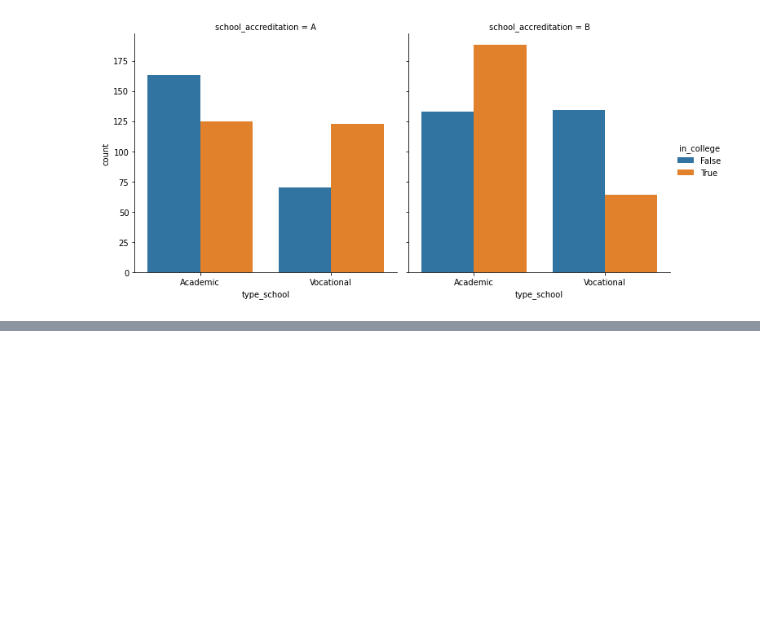
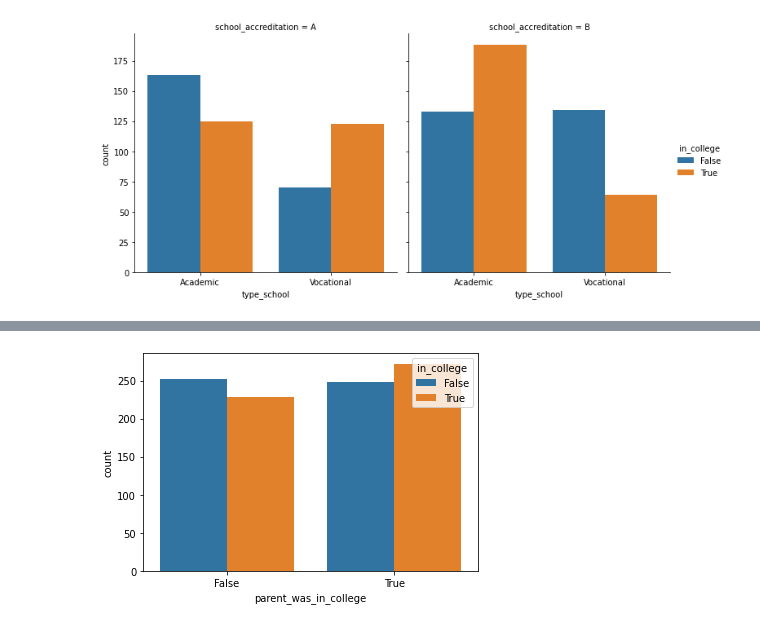
Before and after one commit to khady90/Kaggle, a Jupyter notebook: gotocollegedataset.ipynb, the cells around one changed output, grey strips where cells are left out. Drawn from its saved outputs; the diff is of its cells as text; code cells hidden in the pictures; blank space fills up the shorter version.

```diff
--- a/gotocollegedataset.ipynb
+++ b/gotocollegedataset.ipynb
@@ -104,0 +112,4 @@ More students
+# %%
+plot5 = sns.countplot(x = 'parent_was_in_college', hue = 'in_college', data= go_to_college_data)
+# %% [output]
+[figure, added]
```
Also changed, not shown: parts of 15 cells of this notebook.
